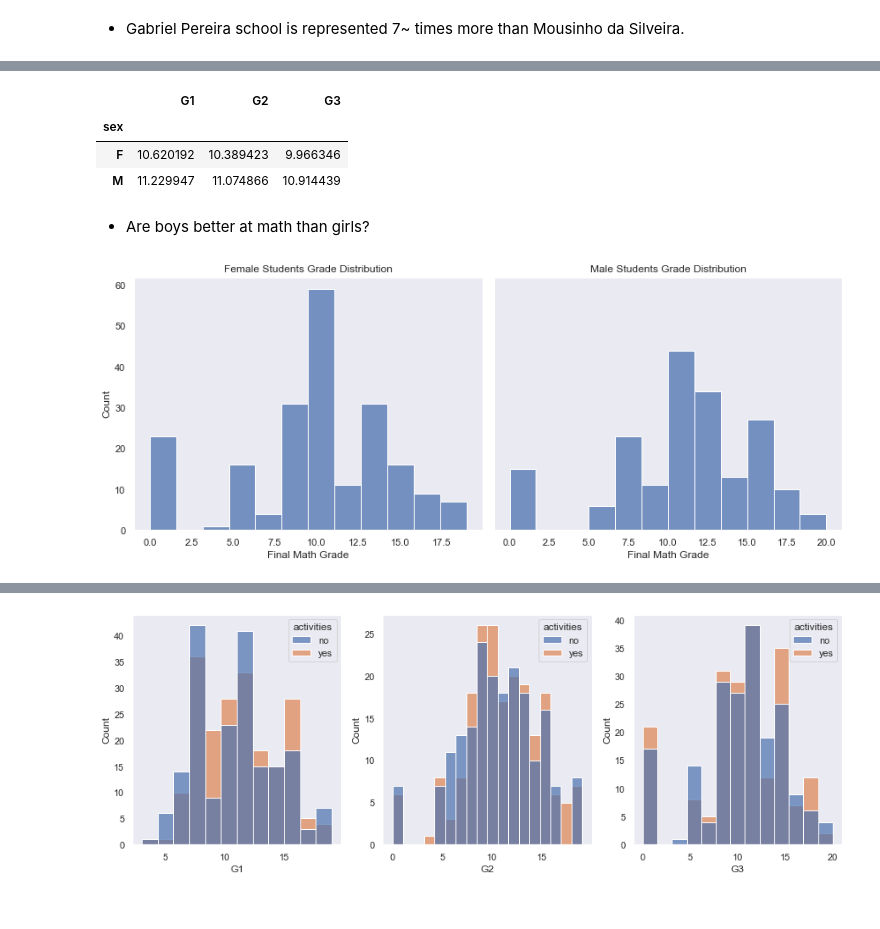
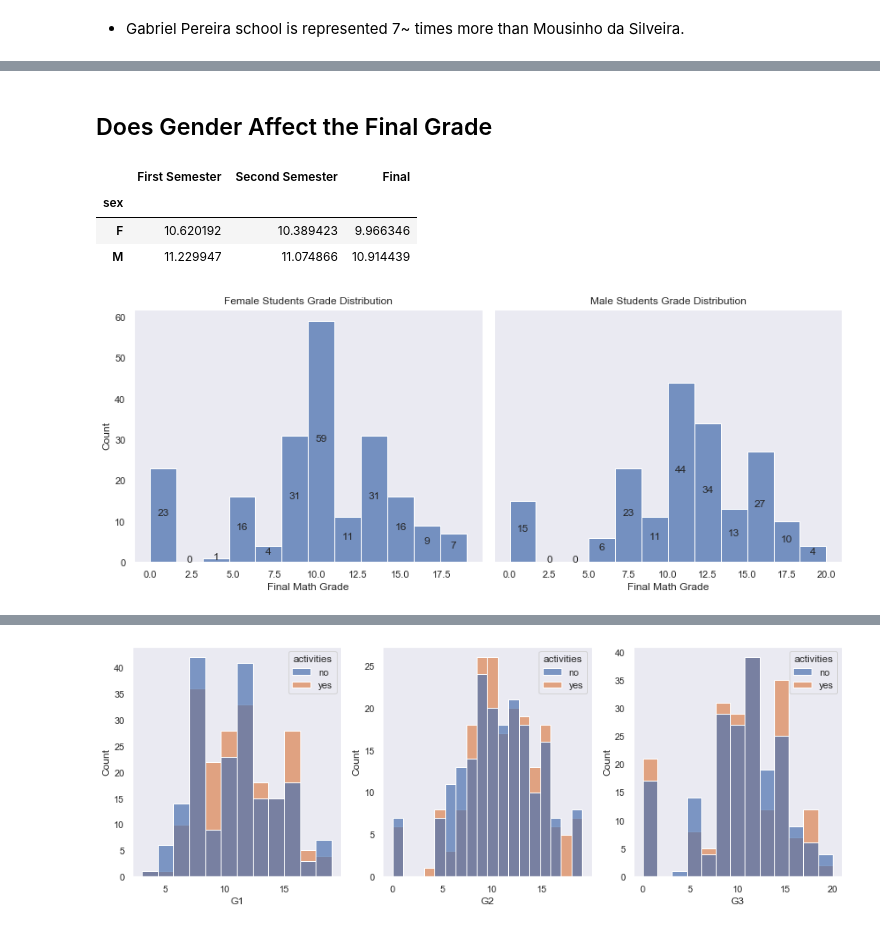
Before and after one commit to Gal-Gilor/Student-Performance-Estimation, a Jupyter notebook: notebooks/exploratory_notebook.ipynb, the cells around one changed output, grey strips where cells are left out. Cells and saved outputs as stored; diff of their text form; code cells hidden in the pictures.

```diff
--- a/notebooks/exploratory_notebook.ipynb
+++ b/notebooks/exploratory_notebook.ipynb
@@ -155,27 +163,37 @@ for i in range(3):
+# %% [markdown]
+## Does Gender Affect the Final Grade
+# %%
+girls = raw.loc[raw['sex'] == 'F']
+boys = raw.loc[raw['sex'] != 'F']
 # %%
-raw.groupby('sex').agg({'G1': 'mean', 'G2': 'mean', 'G3': 'mean'})
+raw.groupby('sex').agg({'G1': 'mean', 'G2': 'mean', 'G3': 'mean'}).rename(columns={
+    'G1': 'First Semester',
+    'G2': 'Second Semester',
+    'G3': 'Final'
+})
 # %% [output]
-|  | G1 | G2 | G3 |
+|  | First Semester | Second Semester | Final |
 | sex |  |  |  |
 | F | 10.620192 | 10.389423 | 9.966346 |
 | M | 11.229947 | 11.074866 | 10.914439 |
-# %% [markdown]
-* Are boys better at math than girls?
 # %%
-girls_math = raw.loc[raw['sex'] == 'F']
-boys_math = raw.loc[raw['sex'] != 'F']
-
+# look at the grade distribution between genders
 fig, ax = plt.subplots(1, 2, figsize=(12, 5), sharey=True)
 ax = ax.ravel()
 
-sns.histplot(data=girls_math, x='G3', ax=ax[0])
+# add girls final grade histogram to figure
+sns.histplot(data=girls, x='G3', ax=ax[0])
 ax[0].set_title('Female Students Grade Distribution')
 ax[0].set_xlabel('Final Math Grade')
 
-sns.histplot(data=boys_math, x='G3', ax=ax[1])
+# add boys final grade histogram to figure
+sns.histplot(data=boys, x='G3', ax=ax[1])
 ax[1].set_title('Male Students Grade Distribution')
 ax[1].set_xlabel('Final Math Grade')
 
+# annotate the figure
+annotate(ax)
 plt.tight_layout()
+plt.savefig('../figures/gender_separeated_grade_hist.jpg')
 # %% [output]
-[figure, old version]
+[figure, new version]
```
Also changed, not shown: parts of 25 cells of this notebook, 2 other files.
